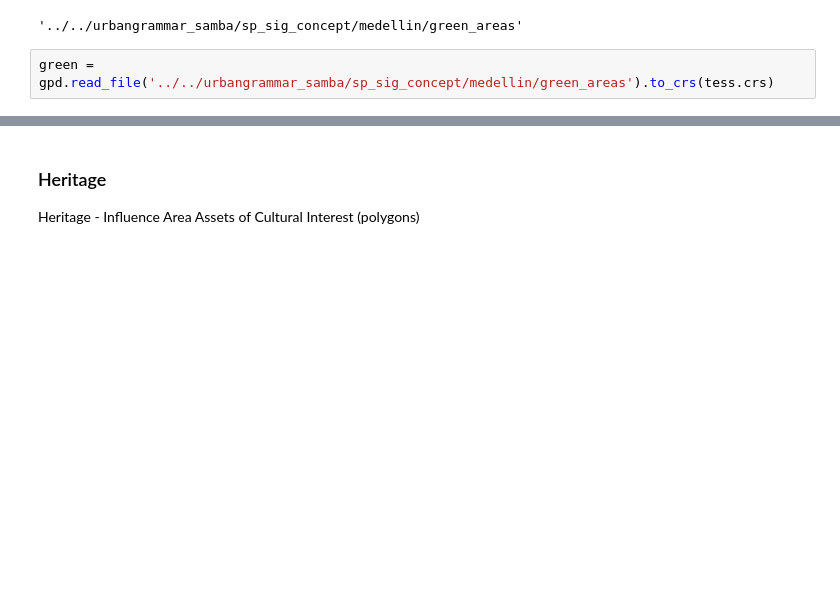
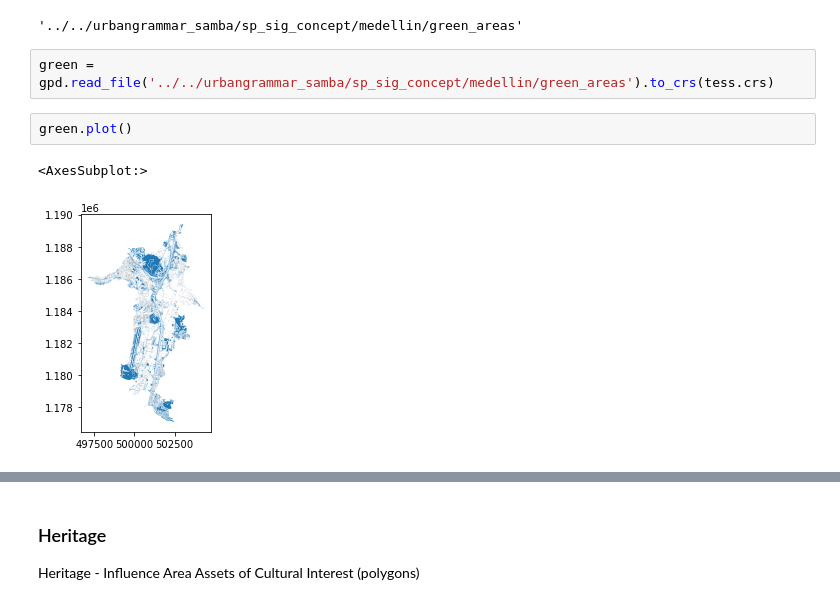
Before and after one commit to urbangrammarai/spatial_signatures_concept, a Jupyter notebook: code/medellin.ipynb, the cells around one changed output, grey strips where cells are left out. Cells and saved outputs as stored; diff of their text form; blank space fills up the shorter version.

```diff
--- a/code/medellin.ipynb
+++ b/code/medellin.ipynb
@@ -773,3 +784,8 @@ Successfully downloaded / unzipped to ../../urbangrammar_samba/sp_sig_concept/me
 '../../urbangrammar_samba/sp_sig_concept/medellin/green_areas'
 # %%
 green = gpd.read_file('../../urbangrammar_samba/sp_sig_concept/medellin/green_areas').to_crs(tess.crs)
+# %%
+green.plot()
+# %% [output]
+<AxesSubplot:>
+[figure, added]
```
Also changed, not shown: parts of 26 cells of this notebook, 2 other files.
